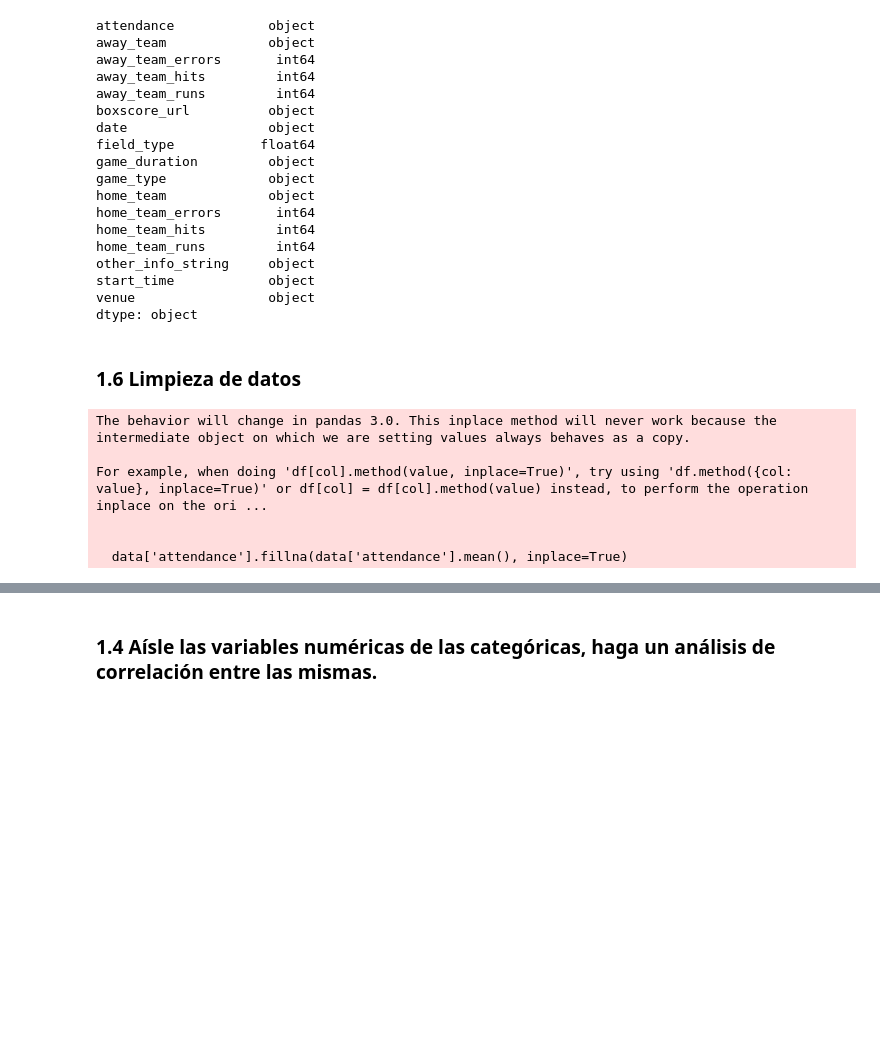
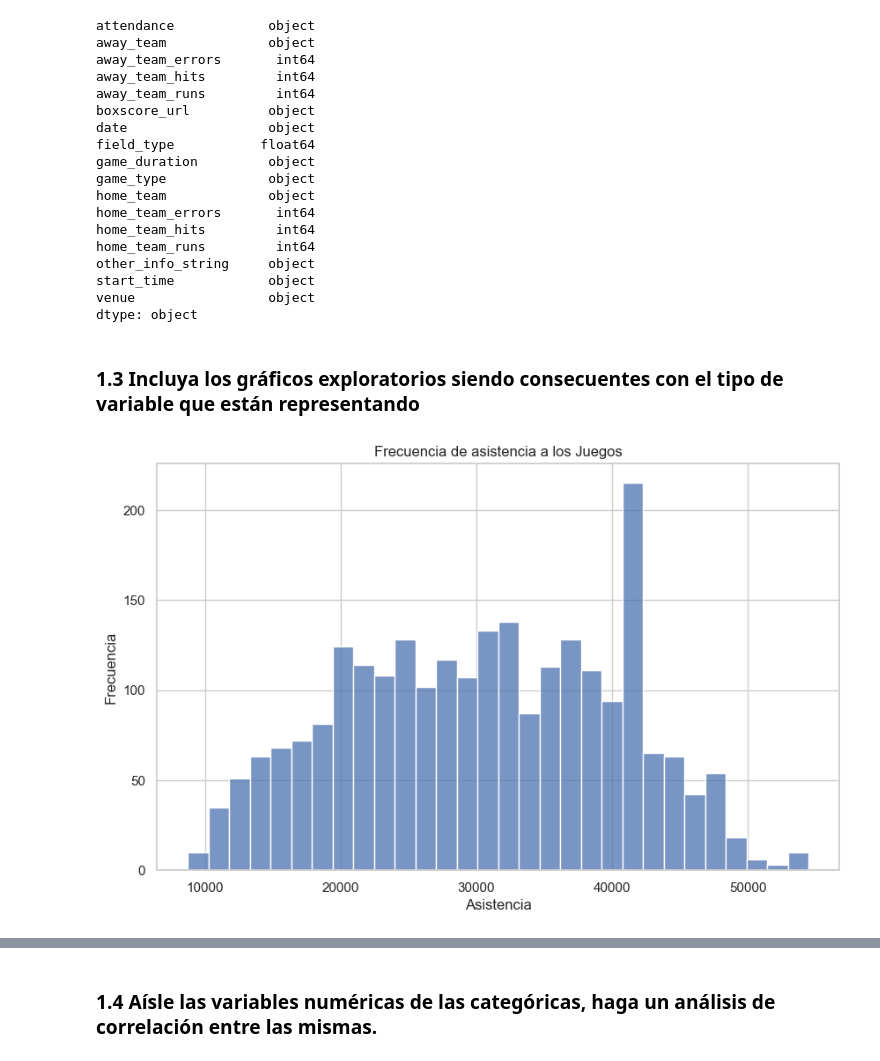
Before and after one commit to Aq202/hdt2_mineria_uvg, a Jupyter notebook: ht2_diego.ipynb, the cells around one changed output, grey strips where cells are left out. Drawn from its saved outputs; the diff is of its cells as text; code cells hidden in the pictures; blank space fills up the shorter version.

```diff
--- a/ht2_diego.ipynb
+++ b/ht2_diego.ipynb
@@ -48,42 +40,26 @@ other_info_string     object
 start_time            object
 venue                 object
 dtype: object
-# %% [markdown]
-### 1.6 Limpieza de datos
-# %%
-
-# Convertir columnas a su tipo de dato correspondiente
-data['attendance'] = pd.to_numeric(data['attendance'].str.replace('[^\d]', '', regex=True), errors='coerce')
-data['attendance'].fillna(data['attendance'].mean(), inplace=True)
-
-date = pd.to_datetime(data['date'])
-
-# Obtener hora de inicio en formato 24 h
-pattern = r'(\d+):(\d+) (a\.m\.|p\.m\.)'
-time_extraction = data['start_time'].str.extract(pattern)
-
-hour = time_extraction[0].astype(int)
-ampm = time_extraction[2]
-
-hour += 12 * (ampm == 'p.m.') - 12 * (hour == 12)
-
-data["start_hour"] = hour
-
-# Eliminar columnas innecesarias
-data.drop(['boxscore_url', 'field_type', 'other_info_string', 'game_duration', 'start_time',
-            'date', 'away_team_errors', 'away_team_hits', 'away_team_runs', 'game_type',
-            'home_team_errors',	'home_team_hits',	'home_team_runs'], axis=1, inplace=True)
-
-data['month'] = date.dt.month
-data['week_day'] = date.dt.dayofweek
-data['day'] = date.dt.day
-data['year'] = date.dt.year
-
-data['venue'] = data['venue'].str.replace("^: ", "", regex=True)
-# %% [output]
-The behavior will change in pandas 3.0. This inplace method will never work because the intermediate object on which we are setting values always behaves as a copy.
-
-For example, when doing 'df[col].method(value, inplace=True)', try using 'df.method({col: value}, inplace=True)' or df[col] = df[col].method(value) instead, to perform the operation inplace on the ori ...
-
-
-  data['attendance'].fillna(data['attendance'].mean(), inplace=True)
+# %% [markdown]
+### 1.3 Incluya los gráficos exploratorios siendo consecuentes con el tipo de variable que están representando
+# %%
+import seaborn as sns
+
+data = pd.read_csv('baseball_reference_2016_scrape.csv')
+
+# Frecuencia de asistencia a los juegos
+# Limpiar la columna 'attendance'
+data['attendance'] = pd.to_numeric(data['attendance'].str.replace('[^\d]', '', regex=True), errors='coerce')
+
+# Establecer estilo
+sns.set_theme(style="whitegrid")
+
+# Histograma de asistencia
+plt.figure(figsize=(10, 6))
+sns.histplot(data['attendance'], kde=False, bins=30)
+plt.title('Frecuencia de asistencia a los Juegos')
+plt.xlabel('Asistencia')
+plt.ylabel('Frecuencia')
+plt.show()
+# %% [output]
+[figure, added]
```
Also changed, not shown: parts of 12 cells of this notebook.
